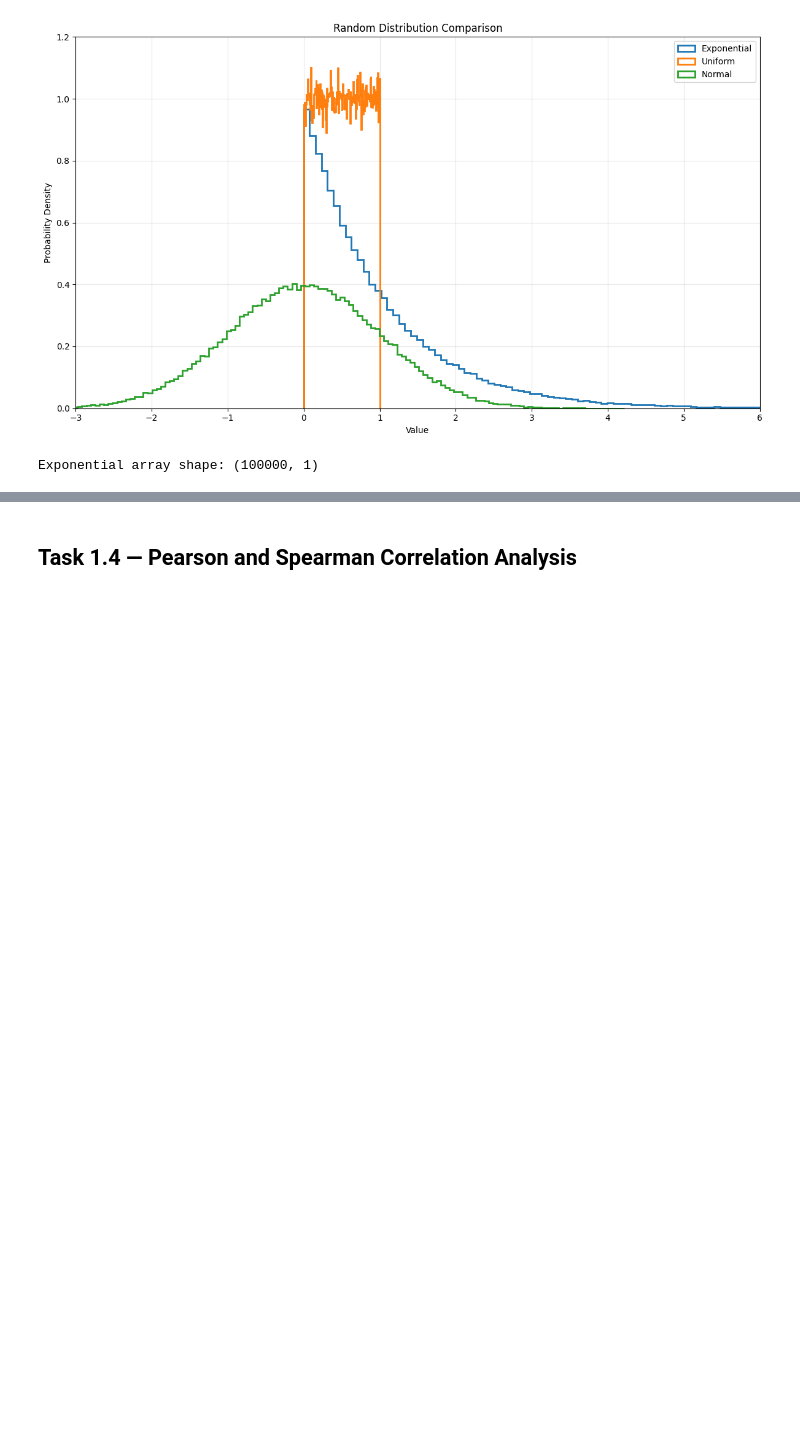
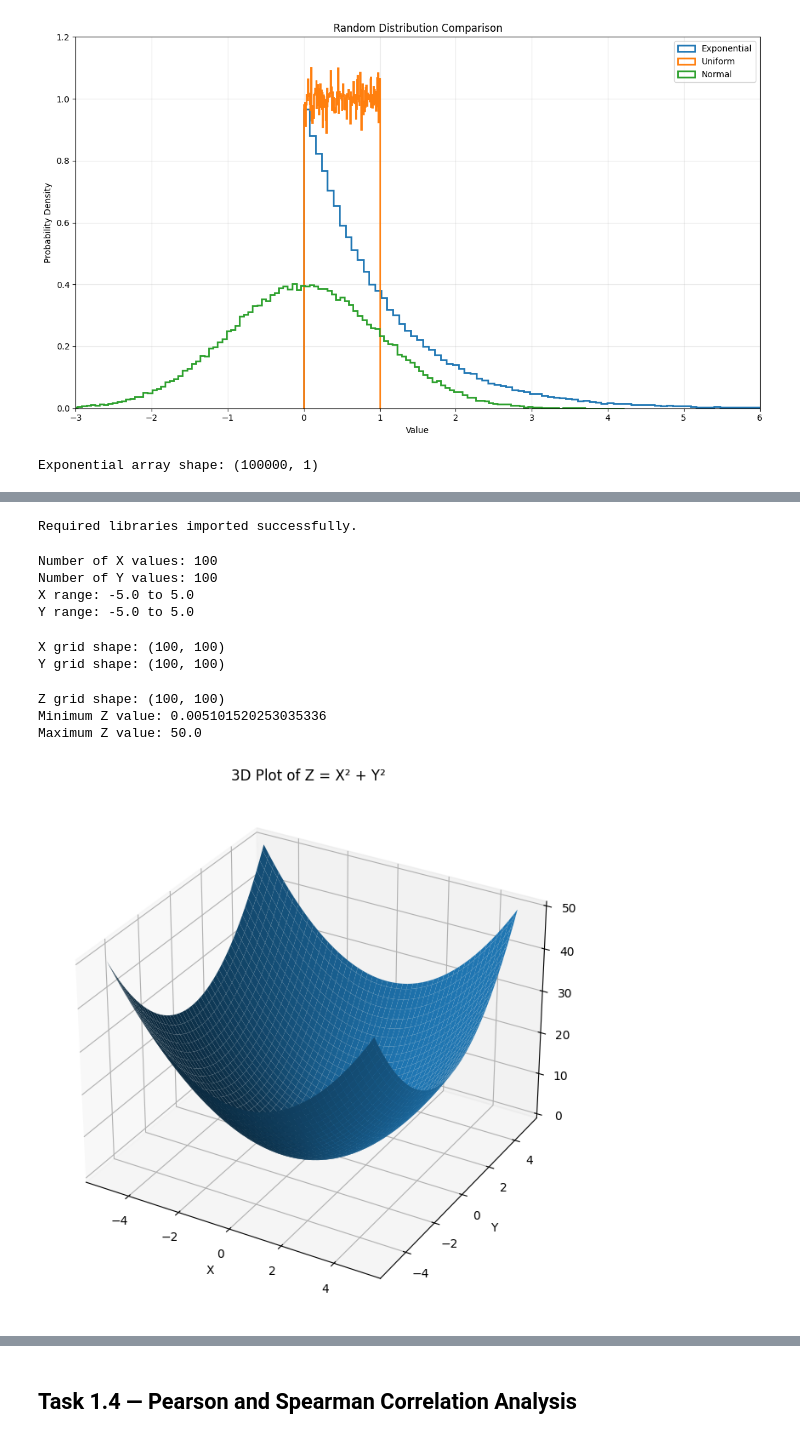
Before and after one commit to ramzymhafeel/SE4050-Deep-Learning-Lab-01, a Jupyter notebook: notebooks/SE4050_Lab01_Task1.ipynb, the cells around one changed output, grey strips where cells are left out. Saved outputs shown, nothing was run; the diff lists cells and outputs as text; code cells hidden in the pictures; blank space fills up the shorter version.

Commit message:
Complete Task 1.3 three-dimensional plot

```diff
--- a/notebooks/SE4050_Lab01_Task1.ipynb
+++ b/notebooks/SE4050_Lab01_Task1.ipynb
@@ -528,0 +539,64 @@ Exponential array shape: (100000, 1)
+# %%
+import numpy as np
+import matplotlib.pyplot as plt
+
+print("Required libraries imported successfully.")
+# %% [output]
+Required libraries imported successfully.
+# %%
+# Generate 100 evenly spaced values from -5 to 5.
+
+x = np.linspace(-5, 5, 100)
+y = np.linspace(-5, 5, 100)
+
+print("Number of X values:", len(x))
+print("Number of Y values:", len(y))
+
+print("X range:", x.min(), "to", x.max())
+print("Y range:", y.min(), "to", y.max())
+# %% [output]
+Number of X values: 100
+Number of Y values: 100
+X range: -5.0 to 5.0
+Y range: -5.0 to 5.0
+# %%
+# Convert the one-dimensional X and Y arrays
+# into two-dimensional coordinate matrices.
+
+X, Y = np.meshgrid(x, y)
+
+print("X grid shape:", X.shape)
+print("Y grid shape:", Y.shape)
+# %% [output]
+X grid shape: (100, 100)
+Y grid shape: (100, 100)
+# %%
+# Calculate Z for every X and Y coordinate.
+
+Z = X**2 + Y**2
+
+print("Z grid shape:", Z.shape)
+print("Minimum Z value:", Z.min())
+print("Maximum Z value:", Z.max())
+# %% [output]
+Z grid shape: (100, 100)
+Minimum Z value: 0.005101520253035336
+Maximum Z value: 50.0
+# %%
+fig = plt.figure(figsize=(10, 8))
+
+ax = fig.add_subplot(
+    111,
+    projection="3d"
+)
+
+ax.plot_surface(X, Y, Z)
+
+ax.set_title("3D Plot of Z = X² + Y²")
+ax.set_xlabel("X")
+ax.set_ylabel("Y")
+ax.set_zlabel("Z")
+
+plt.show()
+# %% [output]
+[figure, added]
```
Also changed, not shown: parts of 8 cells of this notebook.
